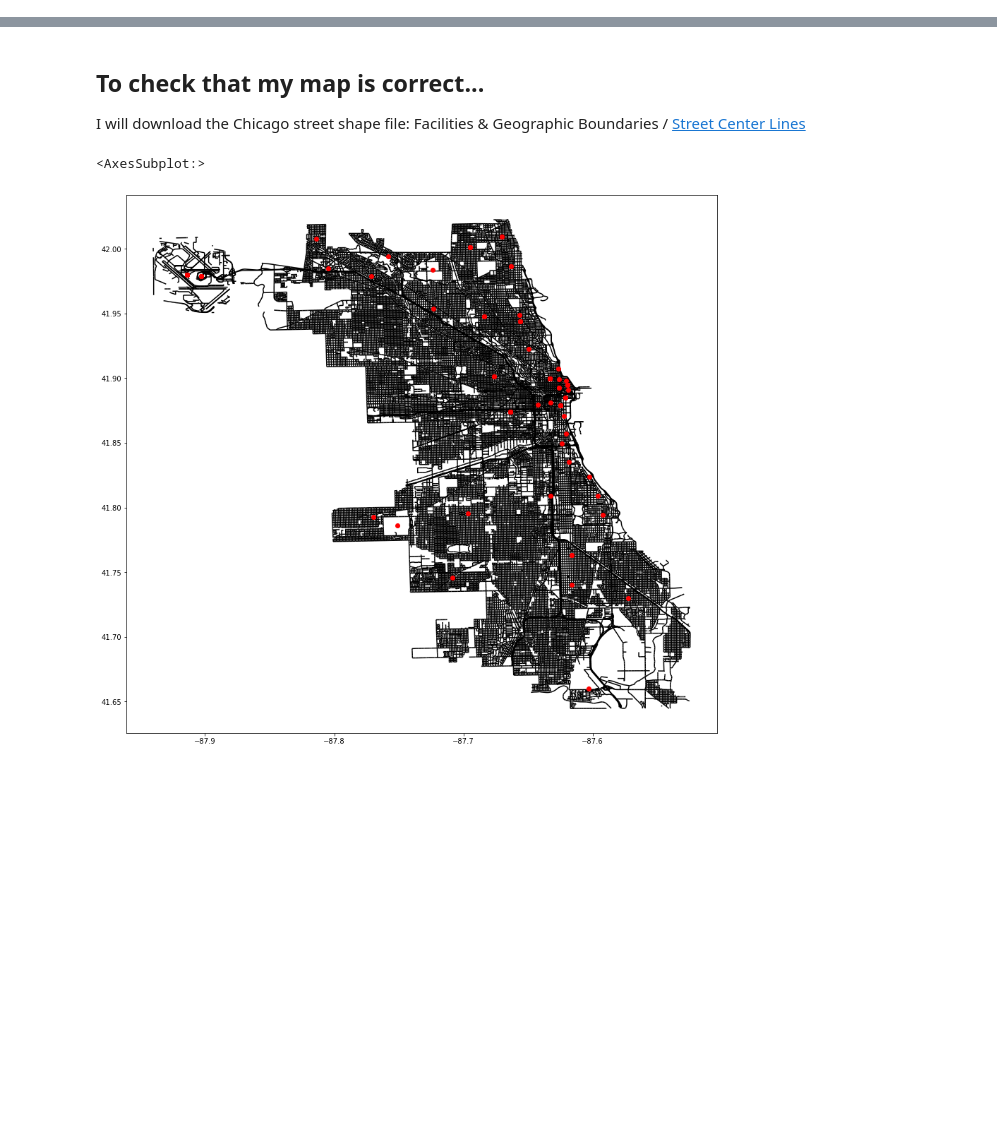
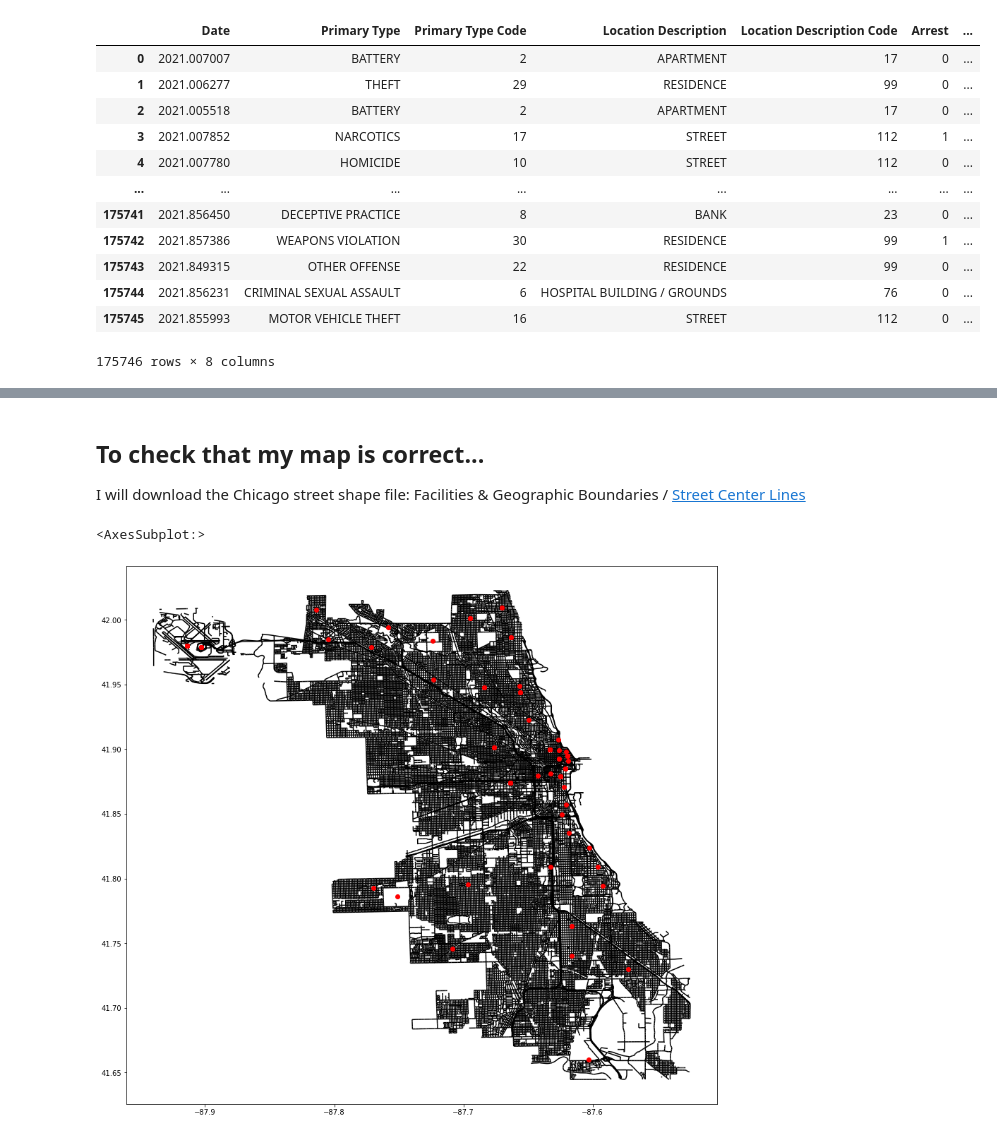
Before and after one commit to ageller/IntroToGlue, a Jupyter notebook: data/PrepChicagoData.ipynb, the cells around one changed output, grey strips where cells are left out. Drawn from its saved outputs; the diff is of its cells as text; code cells hidden in the pictures; blank space fills up the shorter version.

```diff
--- a/data/PrepChicagoData.ipynb
+++ b/data/PrepChicagoData.ipynb
@@ -60,0 +110,38 @@ out
+# %%
+date = []
+for index, row in df.iterrows():
+    dt = parser.parse(row['Date'])
+    t = Time(dt)
+    date.append(t.decimalyear)
+# %%
+#create a numeric type for a few categorical columns
+df['Primary Type'] = df['Primary Type'].astype('category')
+df['Location Description'] = df['Location Description'].astype('category')
+# %%
+out = pd.DataFrame()
+out['Date'] = date
+out['Primary Type'] = df['Primary Type']
+out['Primary Type Code'] = df['Primary Type'].cat.codes
+out['Location Description'] = df['Location Description']
+out['Location Description Code'] = df['Location Description'].cat.codes
+out['Arrest'] = df['Arrest'].astype(int) #change to 1 - 0 insteand of true - false
+out['Latitude'] = df['Latitude']
+out['Longitude'] = df['Longitude']
+
+out.to_csv('ChicagoCrime.csv', index=False)
+# %%
+out
+# %% [output]
+|  | Date | Primary Type | Primary Type Code | Location Description | Location Description Code | Arrest | ... |
+| 0 | 2021.007007 | BATTERY | 2 | APARTMENT | 17 | 0 | ... |
+| 1 | 2021.006277 | THEFT | 29 | RESIDENCE | 99 | 0 | ... |
+| 2 | 2021.005518 | BATTERY | 2 | APARTMENT | 17 | 0 | ... |
+| 3 | 2021.007852 | NARCOTICS | 17 | STREET | 112 | 1 | ... |
+| 4 | 2021.007780 | HOMICIDE | 10 | STREET | 112 | 0 | ... |
+| ... | ... | ... | ... | ... | ... | ... | ... |
+| 175741 | 2021.856450 | DECEPTIVE PRACTICE | 8 | BANK | 23 | 0 | ... |
+| 175742 | 2021.857386 | WEAPONS VIOLATION | 30 | RESIDENCE | 99 | 1 | ... |
+| 175743 | 2021.849315 | OTHER OFFENSE | 22 | RESIDENCE | 99 | 0 | ... |
+| 175744 | 2021.856231 | CRIMINAL SEXUAL ASSAULT | 6 | HOSPITAL BUILDING / GROUNDS | 76 | 0 | ... |
+| 175745 | 2021.855993 | MOTOR VEHICLE THEFT | 16 | STREET | 112 | 0 | ... |
+175746 rows × 8 columns
```
Also changed, not shown: parts of 30 cells of this notebook, 7 other files.
